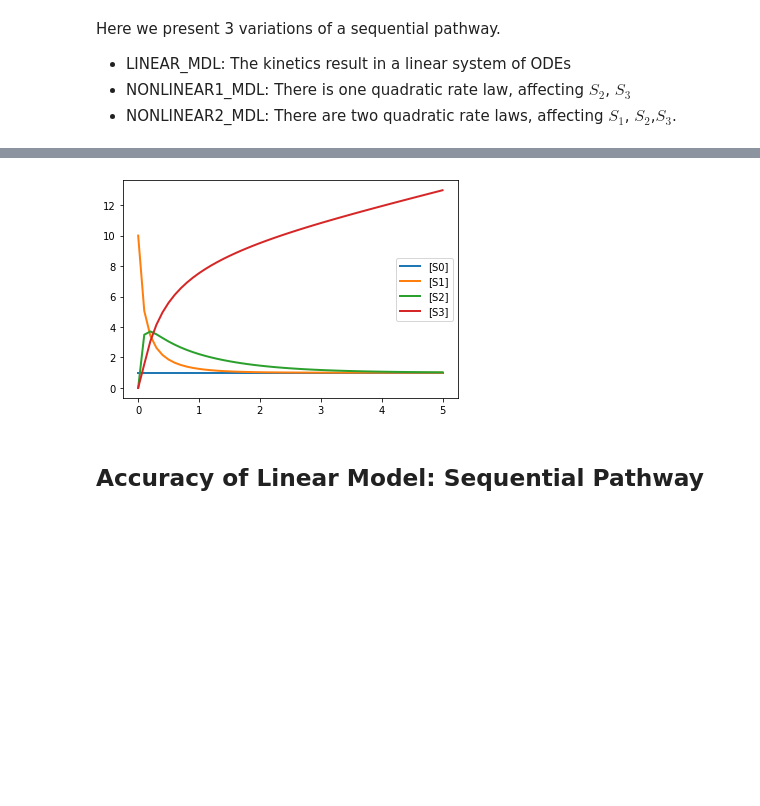
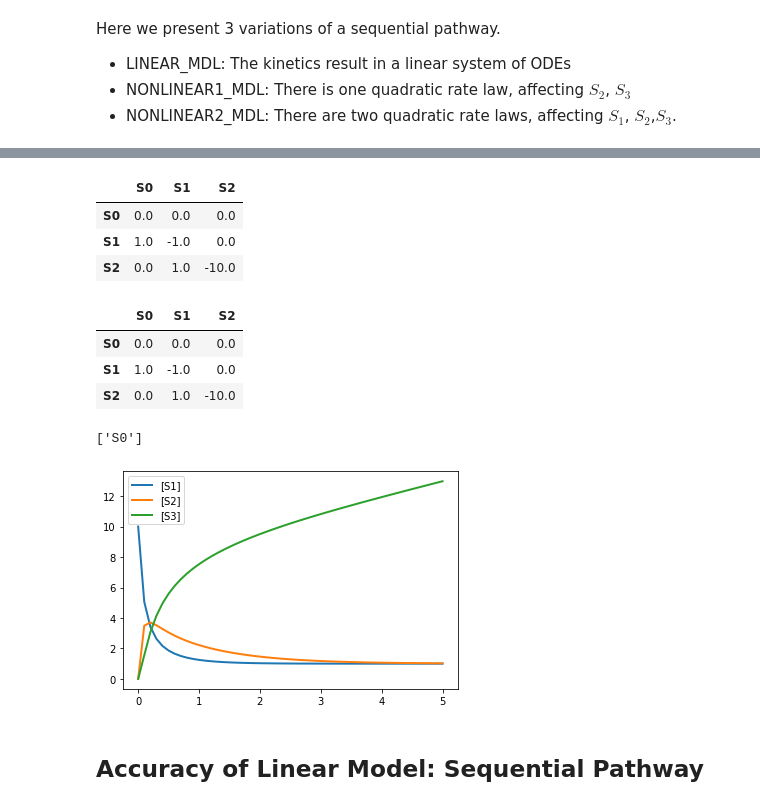
Before and after one commit to ModelEngineering/controlSBML, a Jupyter notebook: notebooks/LinearApproximations.ipynb, the cells around one changed output, grey strips where cells are left out. Cells and saved outputs as stored; diff of their text form; code cells hidden in the pictures; blank space fills up the shorter version.

```diff
--- a/notebooks/LinearApproximations.ipynb
+++ b/notebooks/LinearApproximations.ipynb
@@ -88,26 +83,48 @@ S3  [  0,  0,  10,  0]]
+# %%
+ctlsb = ControlSBML(NONLINEAR1_MDL)
+ctlsb.jacobian
+# %% [output]
+|  | S0 | S1 | S2 |
+| S0 | 0.0 | 0.0 | 0.0 |
+| S1 | 1.0 | -1.0 | 0.0 |
+| S2 | 0.0 | 1.0 | -10.0 |
+# %%
+#NONLINEAR1_RR.resetAll()
+ctlsb = ControlSBML(NONLINEAR1_MDL)
+ctlsb.jacobian
+ctlsb.jacobian
+# %% [output]
+|  | S0 | S1 | S2 |
+| S0 | 0.0 | 0.0 | 0.0 |
+| S1 | 1.0 | -1.0 | 0.0 |
+| S2 | 0.0 | 1.0 | -10.0 |
+# %%
+NONLINEAR1_RR.getBoundarySpeciesIds()
+# %% [output]
+['S0']
 # %%
 # Need to write the model in the correct way so that get a Jacobian with all state.
 # In particular, cannot use fixed concentrations. Instead, generate the species at the same rate at which it is consumed.
 NONLINEAR2_MDL = """
-S0 -> 2 S0; S0
-S0 -> S1; S0
+//S0 -> 2 S0; S0
+$S0 -> S1; $S0
 S1 -> S2; k2*S1*S1
 S2 -> S3; k3*S2*S1
 
 k1 = 1;
 k2 = 1
 k3 = 1
 k4 = 1
 S0 = 1
 k0 = 1
 S1 = 10
 S2 = 0
 S3 = 0
 """
 NONLINEAR2_RR = te.loada(NONLINEAR2_MDL)
 NONLINEAR2_RR.plot(NONLINEAR2_RR.simulate())
 # %% [output]
-[figure, old version]
+[figure, new version]
 # %% [markdown]
 ## Accuracy of Linear Model: Sequential Pathway
 # %%
```
Also changed, not shown: parts of 11 cells of this notebook, 3 other files.
